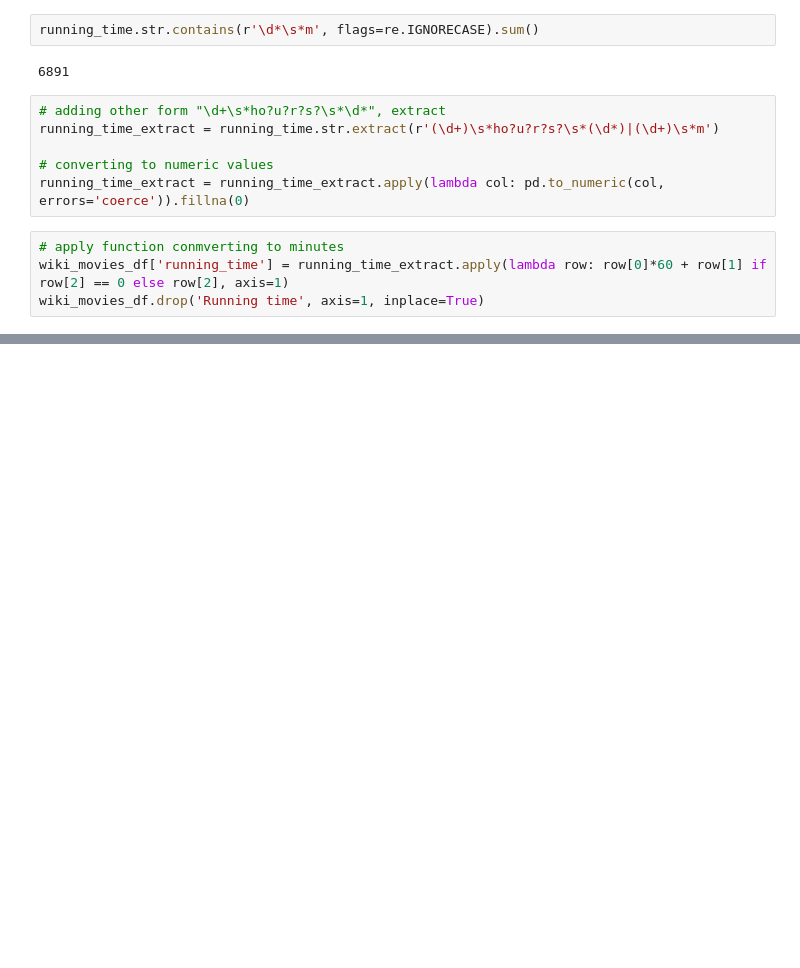
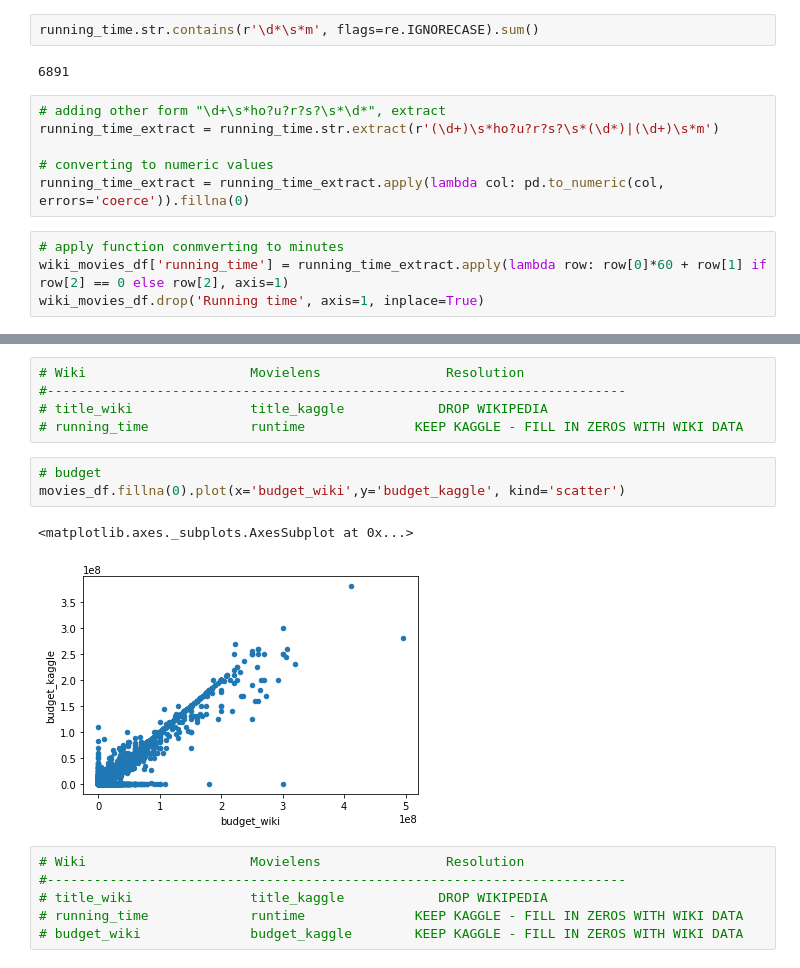
Before and after one commit to CocoLB/08-Movies-ETL, a Jupyter notebook: ETL.ipynb, the cells around one changed output, grey strips where cells are left out. Saved outputs shown, nothing was run; the diff lists cells and outputs as text; blank space fills up the shorter version.

```diff
--- a/ETL.ipynb
+++ b/ETL.ipynb
@@ -629,0 +845,17 @@ wiki_movies_df.drop('Running time', axis=1, inplace=True)
+# %%
+# Wiki                     Movielens                Resolution
+#--------------------------------------------------------------------------
+# title_wiki               title_kaggle            DROP WIKIPEDIA
+# running_time             runtime              KEEP KAGGLE - FILL IN ZEROS WITH WIKI DATA
+# %%
+# budget
+movies_df.fillna(0).plot(x='budget_wiki',y='budget_kaggle', kind='scatter')
+# %% [output]
+<matplotlib.axes._subplots.AxesSubplot at 0x...>
+[figure, added]
+# %%
+# Wiki                     Movielens                Resolution
+#--------------------------------------------------------------------------
+# title_wiki               title_kaggle            DROP WIKIPEDIA
+# running_time             runtime              KEEP KAGGLE - FILL IN ZEROS WITH WIKI DATA
+# budget_wiki              budget_kaggle        KEEP KAGGLE - FILL IN ZEROS WITH WIKI DATA
```
Also changed, not shown: parts of 46 cells of this notebook.
